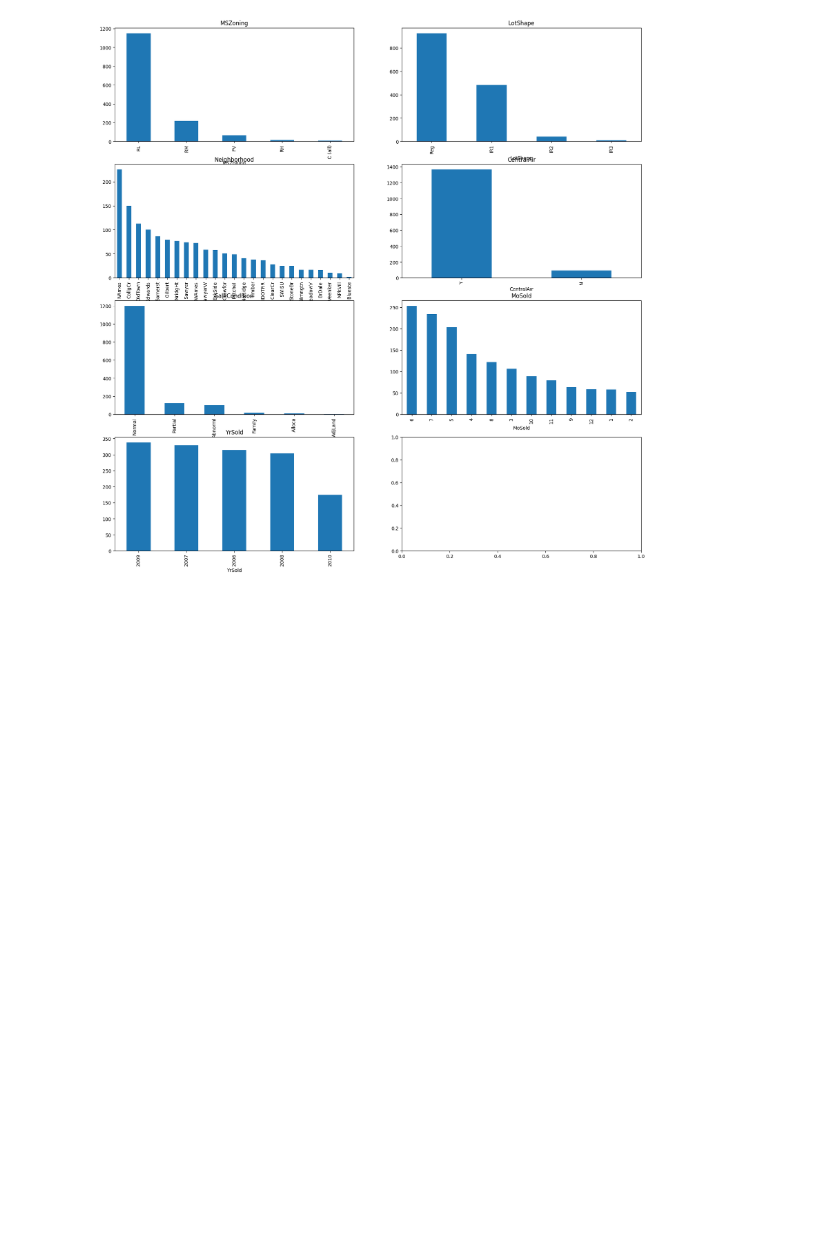
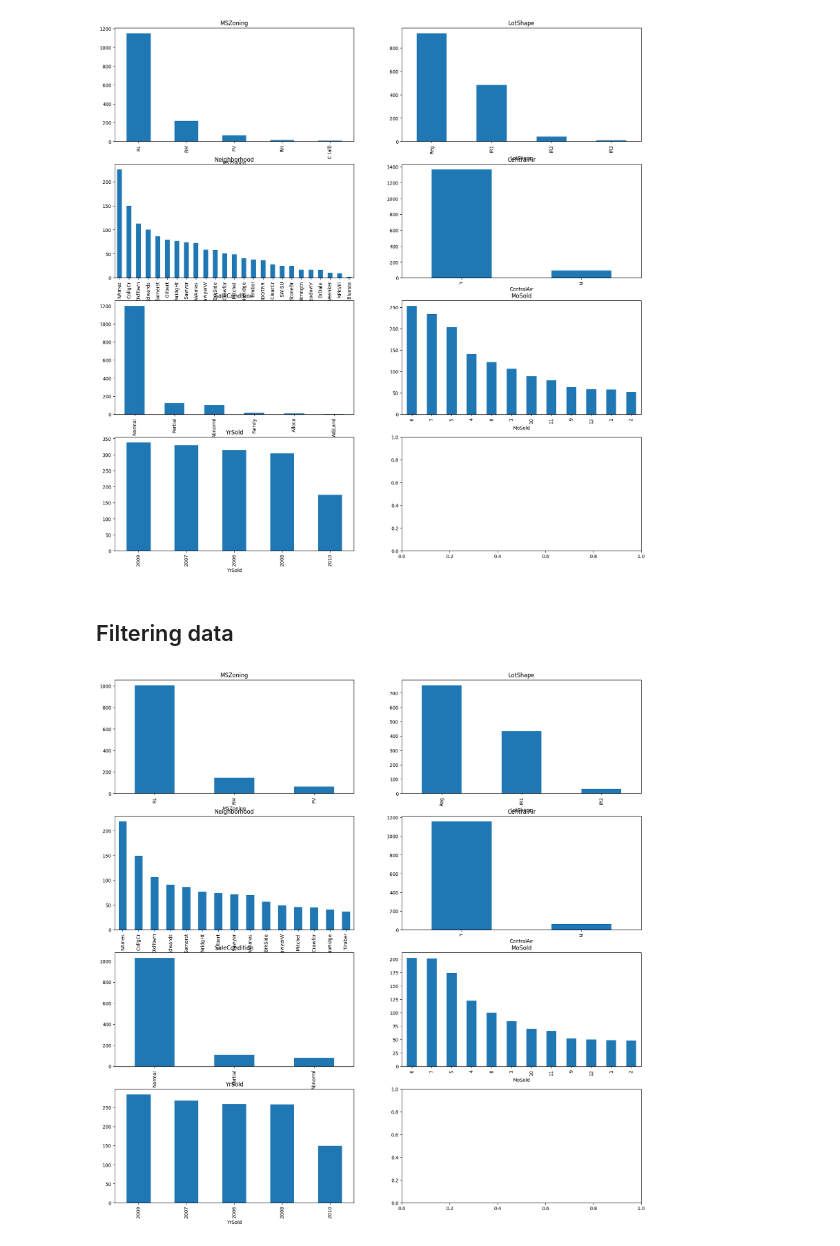
Before and after one commit to aleixJ/pandas_getting_started, a Jupyter notebook: Pandas.ipynb, the cells around one changed output. Drawn from its saved outputs; the diff is of its cells as text; code cells hidden in the pictures; blank space fills up the shorter version.

Commit message:
filtering data

```diff
--- a/Pandas.ipynb
+++ b/Pandas.ipynb
@@ -147,3 +164,31 @@ for feature, subplot in zip(categorical_features, axis.flatten()):
                                          title=feature)
 # %% [output]
 [figure]
+# %% [markdown]
+## Filtering data
+# %%
+# Function to identify category values that appear at least 30 times
+def identify_above30(series):
+  counts = series.value_counts()
+  return list(counts[counts >= 30].index)
+
+# Find common categories (≥30 occurrences) for each categorical feature
+categories_to_keep = dataframe[categorical_features].apply(identify_above30, axis=0)
+
+# Filter dataframe to keep only rows with categories that appear at least 30 times
+for feature in categorical_features:
+    dataframe = dataframe.loc[dataframe[feature].isin(categories_to_keep[feature])]
+
+# Show dimensions of filtered dataframe
+dataframe.shape
+
+# Create visualization grid for categorical features after filtering
+figure, axis = plt.subplots(4, 2, figsize=(20, 20))
+
+# Plot bar charts for each categorical feature's distribution
+for feature, subplot in zip(categorical_features, axis.flatten()):
+  dataframe[feature].value_counts().plot(kind="bar",
+                                         ax=subplot,
+                                         title=feature)
+# %% [output]
+[figure, added]
```
Also changed, not shown: parts of 2 cells of this notebook.
